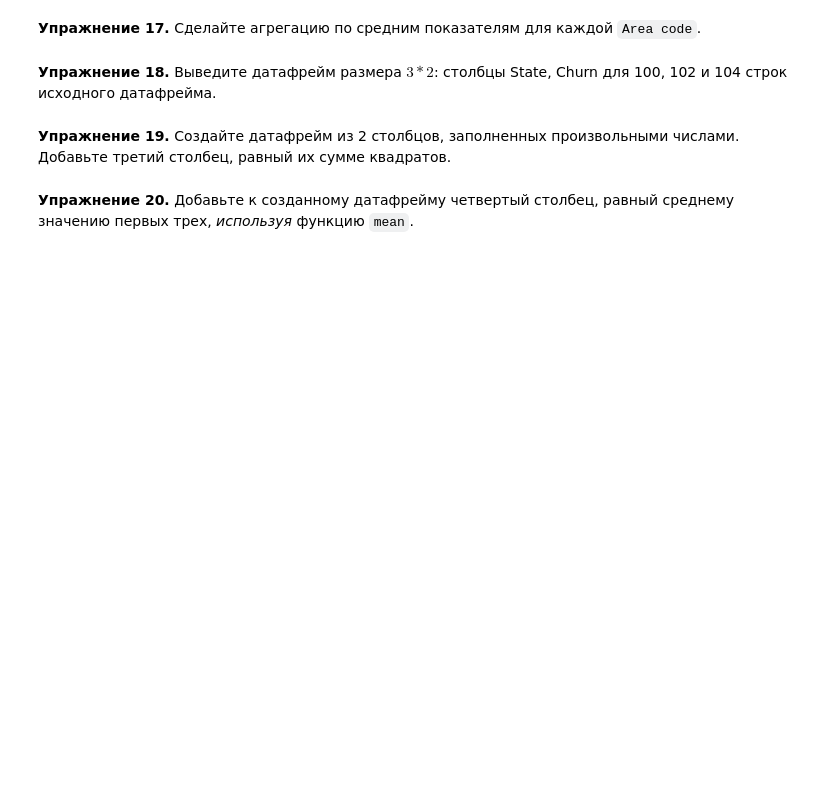
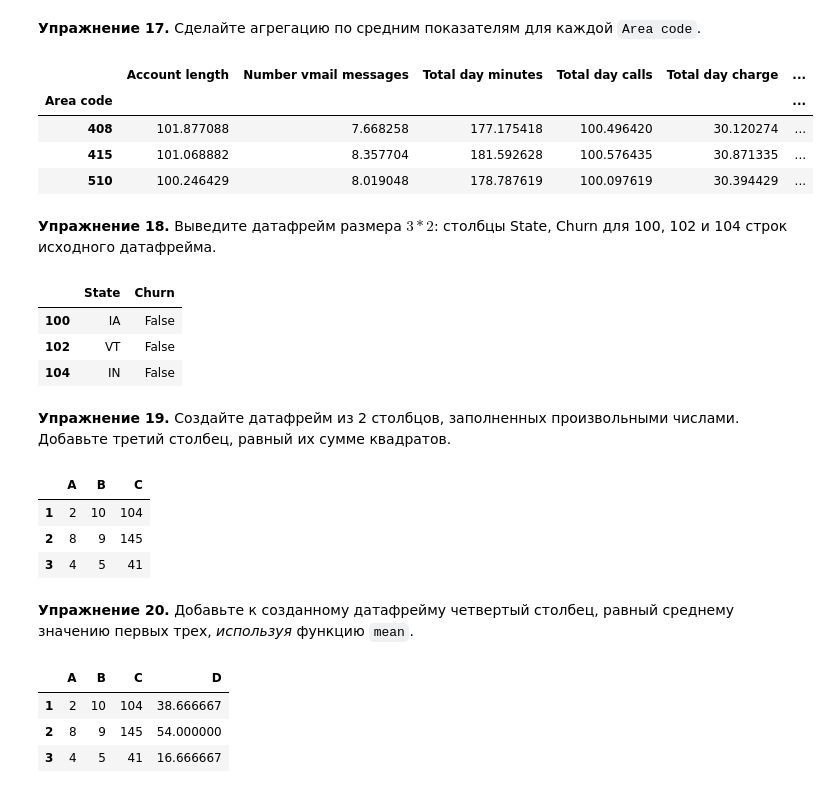
Before and after one commit to oleshka666/infa2022-2023, a Jupyter notebook: lpr6.ipynb, the cells around one changed output. Cells and saved outputs as stored; diff of their text form; code cells hidden in the pictures; blank space fills up the shorter version.

```diff
--- a/lpr6.ipynb
+++ b/lpr6.ipynb
@@ -866,8 +931,43 @@ f.groupby("Customer setvice calls").
 # %% [markdown]
 **Упражнение 17.** Сделайте агрегацию по средним показателям для каждой `Area code`.
+# %%
+answer = f.groupby(["Area code"]).mean()
+answer
+# %% [output]
+|  | Account length | Number vmail messages | Total day minutes | Total day calls | Total day charge | ... |
+| Area code |  |  |  |  |  | ... |
+| 408 | 101.877088 | 7.668258 | 177.175418 | 100.496420 | 30.120274 | ... |
+| 415 | 101.068882 | 8.357704 | 181.592628 | 100.576435 | 30.871335 | ... |
+| 510 | 100.246429 | 8.019048 | 178.787619 | 100.097619 | 30.394429 | ... |
 # %% [markdown]
 **Упражнение 18.** Выведите датафрейм размера $3*2$: столбцы State, Churn для 100, 102 и 104 строк исходного датафрейма.
+# %%
+f.loc[[100, 102, 104], ["State", "Churn"]]
+# %% [output]
+|  | State | Churn |
+| 100 | IA | False |
+| 102 | VT | False |
+| 104 | IN | False |
 # %% [markdown]
 **Упражнение 19.** Создайте датафрейм из 2 столбцов, заполненных произвольными числами. Добавьте третий столбец, равный их сумме квадратов.
+# %%
+import random as rnd
+
+df = pd.DataFrame({"A":[rnd.randint(0, 10), rnd.randint(0, 10), rnd.randint(0, 10)], "B":[rnd.randint(0, 10), rnd.randint(0, 10), rnd.randint(0, 10)]}, index = [1, 2, 3])
+df["C"] = df["A"].apply(lambda x: x ** 2) + df["B"].apply(lambda x: x ** 2)
+df
+# %% [output]
+|  | A | B | C |
+| 1 | 2 | 10 | 104 |
+| 2 | 8 | 9 | 145 |
+| 3 | 4 | 5 | 41 |
 # %% [markdown]
 **Упражнение 20.** Добавьте к созданному датафрейму четвертый столбец, равный среднему значению первых трех, *используя* функцию `mean`.
+# %%
+df["D"] = df.apply(lambda x: x.mean(), axis = 1)
+df
+# %% [output]
+|  | A | B | C | D |
+| 1 | 2 | 10 | 104 | 38.666667 |
+| 2 | 8 | 9 | 145 | 54.000000 |
+| 3 | 4 | 5 | 41 | 16.666667 |
```
Also changed, not shown: parts of 7 cells of this notebook, 4 other files.
